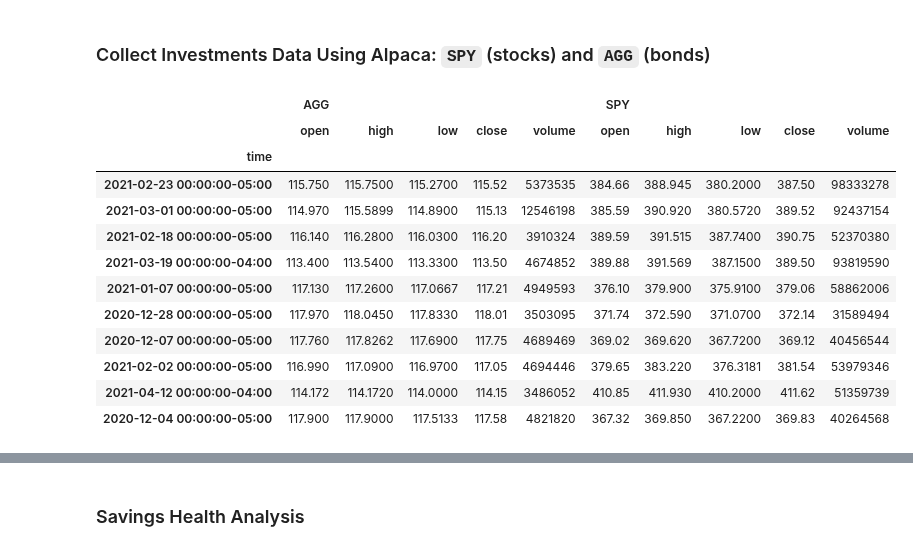
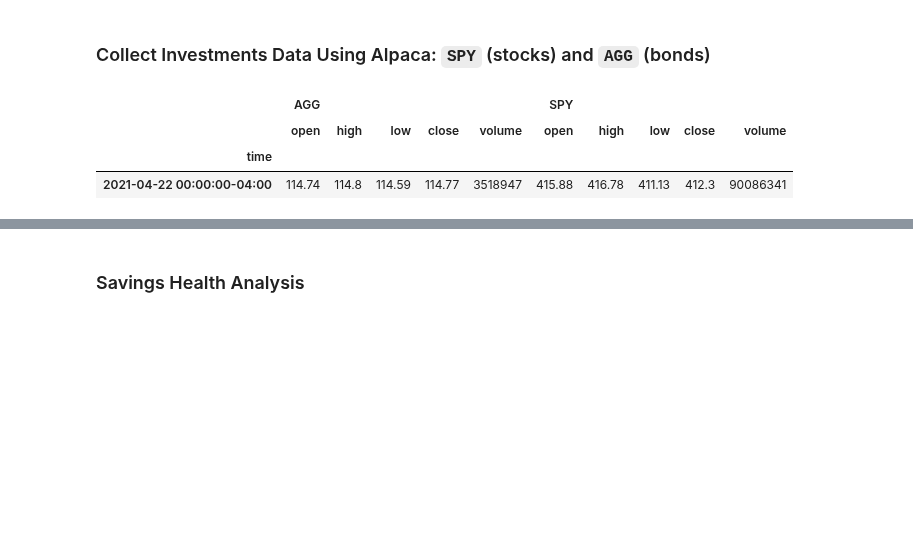
Before and after one commit to Sesc0/Unit-5-Financial-Planning, a Jupyter notebook: Homework-5/financial-planner.ipynb, the cells around one changed output, grey strips where cells are left out. Cells and saved outputs as stored; diff of their text form; code cells hidden in the pictures; blank space fills up the shorter version.

```diff
--- a/Homework-5/financial-planner.ipynb
+++ b/Homework-5/financial-planner.ipynb
@@ -66,31 +66,22 @@ alpaca = tradeapi.REST(
 # %%
 # Format current date as ISO format
 today = pd.Timestamp("2021-04-22", tz="America/New_York").isoformat()
 
 # Set the tickers
 tickers = ["AGG", "SPY"]
 
 # Set timeframe to '1D' for Alpaca API
 timeframe = "1D"
 
 # Get current closing prices for SPY and AGG
-portfolio = alpaca.get_barset(tickers,timeframe).df
+portfolio = alpaca.get_barset(tickers,timeframe,start=today,end=today).df
 
 # Preview DataFrame
-portfolio.sample(10)
+portfolio
 # %% [output]
 |  | AGG |  |  |  |  | SPY |  |  |  |  |
 |  | open | high | low | close | volume | open | high | low | close | volume |
 | time |  |  |  |  |  |  |  |  |  |  |
-| 2021-02-23 00:00:00-05:00 | 115.750 | 115.7500 | 115.2700 | 115.52 | 5373535 | 384.66 | 388.945 | 380.2000 | 387.50 | 98333278 |
-| 2021-03-01 00:00:00-05:00 | 114.970 | 115.5899 | 114.8900 | 115.13 | 12546198 | 385.59 | 390.920 | 380.5720 | 389.52 | 92437154 |
-| 2021-02-18 00:00:00-05:00 | 116.140 | 116.2800 | 116.0300 | 116.20 | 3910324 | 389.59 | 391.515 | 387.7400 | 390.75 | 52370380 |
-| 2021-03-19 00:00:00-04:00 | 113.400 | 113.5400 | 113.3300 | 113.50 | 4674852 | 389.88 | 391.569 | 387.1500 | 389.50 | 93819590 |
-| 2021-01-07 00:00:00-05:00 | 117.130 | 117.2600 | 117.0667 | 117.21 | 4949593 | 376.10 | 379.900 | 375.9100 | 379.06 | 58862006 |
-| 2020-12-28 00:00:00-05:00 | 117.970 | 118.0450 | 117.8330 | 118.01 | 3503095 | 371.74 | 372.590 | 371.0700 | 372.14 | 31589494 |
-| 2020-12-07 00:00:00-05:00 | 117.760 | 117.8262 | 117.6900 | 117.75 | 4689469 | 369.02 | 369.620 | 367.7200 | 369.12 | 40456544 |
-| 2021-02-02 00:00:00-05:00 | 116.990 | 117.0900 | 116.9700 | 117.05 | 4694446 | 379.65 | 383.220 | 376.3181 | 381.54 | 53979346 |
-| 2021-04-12 00:00:00-04:00 | 114.172 | 114.1720 | 114.0000 | 114.15 | 3486052 | 410.85 | 411.930 | 410.2000 | 411.62 | 51359739 |
-| 2020-12-04 00:00:00-05:00 | 117.900 | 117.9000 | 117.5133 | 117.58 | 4821820 | 367.32 | 369.850 | 367.2200 | 369.83 | 40264568 |
+| 2021-04-22 00:00:00-04:00 | 114.74 | 114.8 | 114.59 | 114.77 | 3518947 | 415.88 | 416.78 | 411.13 | 412.3 | 90086341 |
 # %%
 # Pick AGG and SPY close prices
```
Also changed, not shown: parts of 18 cells of this notebook.
